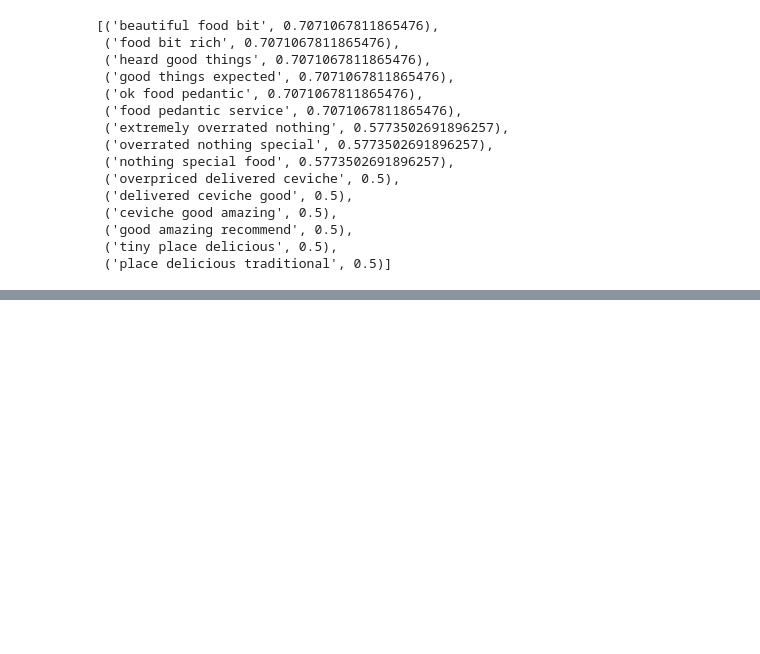
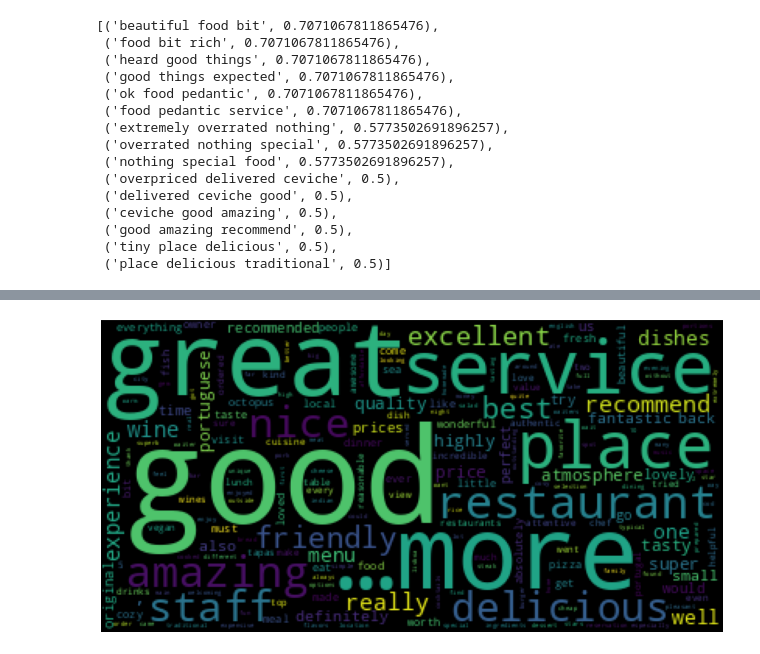
Before and after one commit to MalouO/small_business, a Jupyter notebook: notebooks/Google_map_data.ipynb, the cells around one changed output, grey strips where cells are left out. Saved outputs shown, nothing was run; the diff lists cells and outputs as text; code cells hidden in the pictures; blank space fills up the shorter version.

```diff
--- a/notebooks/Google_map_data.ipynb
+++ b/notebooks/Google_map_data.ipynb
@@ -383,0 +272,35 @@ transform_create_list(bad_scores.cleaned_reviews)[:15]
+# %%
+def cleaned_tokenized(text):
+
+    for punctuation in string.punctuation:
+        text = text.replace(punctuation, ' ') # Remove Punctuation
+
+    extra_stopwords = ['Translated', 'Lisbon', 'Google', 'food', '...more', 'translated', 'google']
+    for word in extra_stopwords:
+        text = text.replace(word, ' ') # Remove Punctuation
+
+
+    lowercased = text.lower() # Lower Case
+
+    tokenized = word_tokenize(lowercased) # Tokenize
+
+    stop_words = set(stopwords.words('english'))
+    without_stopwords = [word for word in tokenized if not word in stop_words]
+
+
+
+
+
+# #     words_only = [word for word in lowercased if word.isalpha()] # Remove numbers
+
+# #     #unaccented_string = unidecode.unidecode(lowercased) # remove accents
+
+
+
+    return without_stopwords
+# %%
+reviews_selection = cleaned_df[cleaned_df.comment_ratings >= 4]
+# %%
+text = " ".join(review for review in reviews_selection.comment_comments.astype(str))
+# %%
+token_list = cleaned_tokenized(text)
@@ -385,0 +370,4 @@ cleaned_df
+# %%
+make_word_cloud(token_list, stop_words=stop_words)
+# %% [output]
+[figure, added]
```
Also changed, not shown: parts of 34 cells of this notebook.
